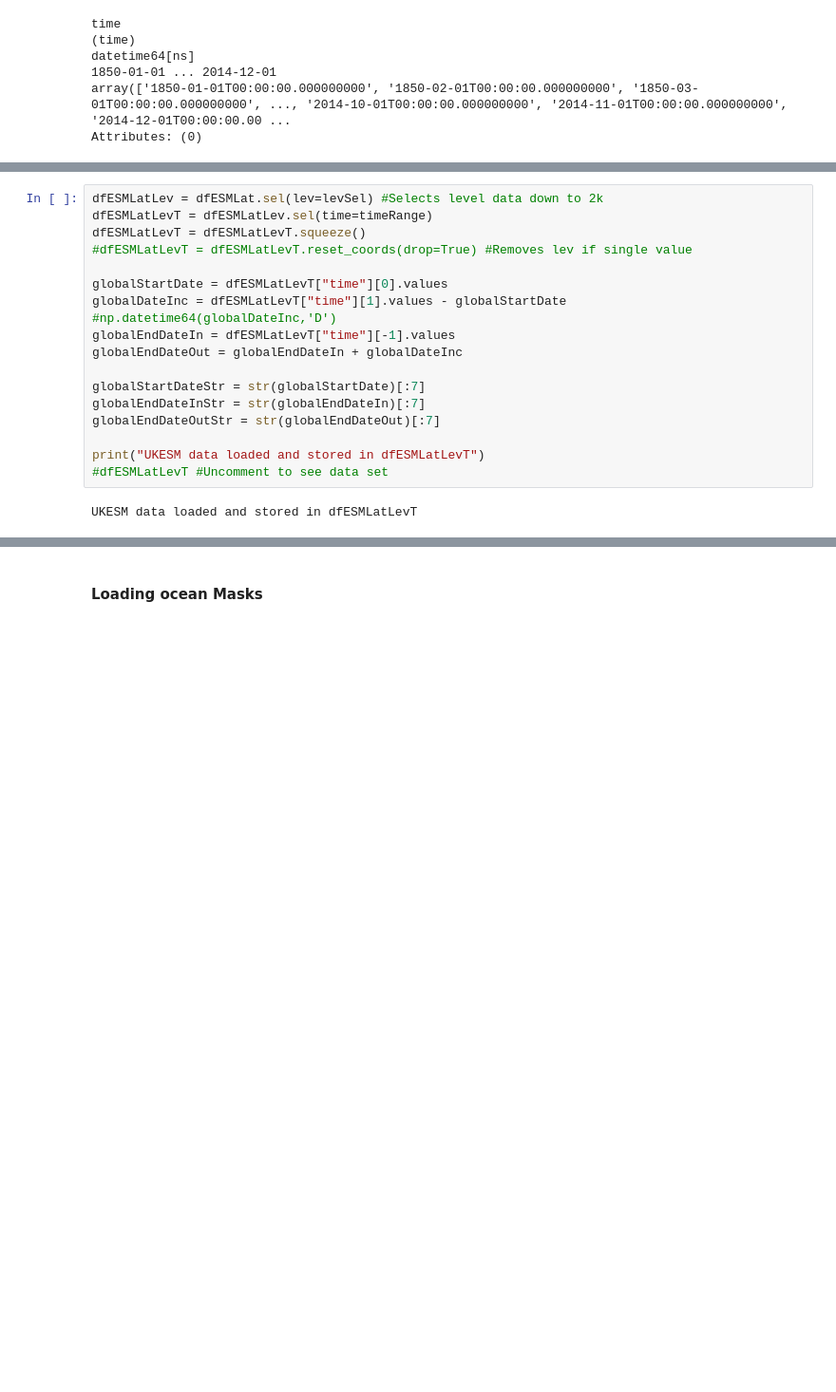
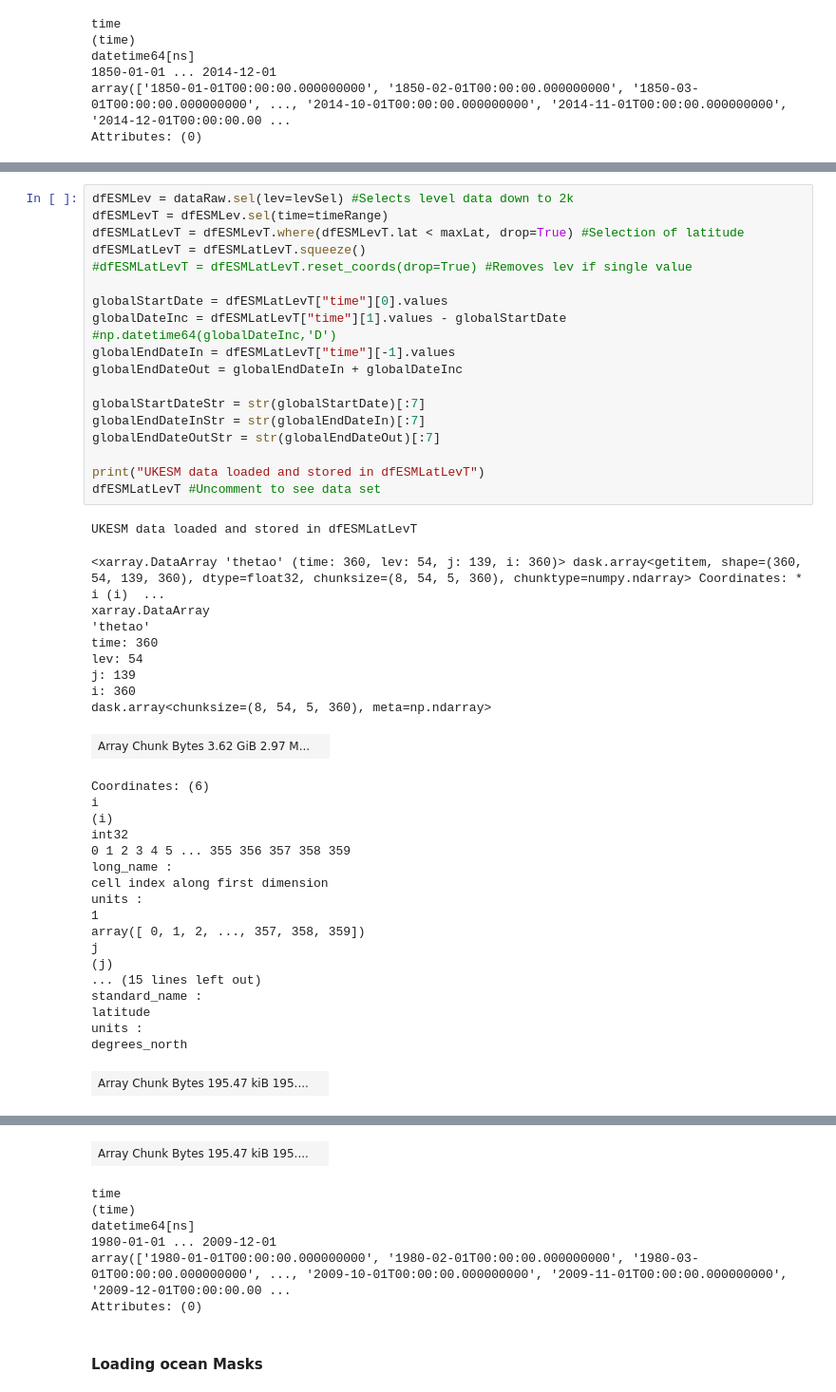
Before and after one commit to el1247/BAS_AI4ER_SAM, a Jupyter notebook: notebooks/exploratory/2.2_el_GMMTemperatureProfileClassification2.ipynb, the cells around one changed output, grey strips where cells are left out. Shown at 95% size. Saved outputs shown, nothing was run; the diff lists cells and outputs as text; blank space fills up the shorter version.

```diff
--- a/notebooks/exploratory/2.2_el_GMMTemperatureProfileClassification2.ipynb
+++ b/notebooks/exploratory/2.2_el_GMMTemperatureProfileClassification2.ipynb
@@ -286,20 +174,48 @@ Attributes: (0)
 # %%
-dfESMLatLev = dfESMLat.sel(lev=levSel) #Selects level data down to 2k
-dfESMLatLevT = dfESMLatLev.sel(time=timeRange)
+dfESMLev = dataRaw.sel(lev=levSel) #Selects level data down to 2k
+dfESMLevT = dfESMLev.sel(time=timeRange)
+dfESMLatLevT = dfESMLevT.where(dfESMLevT.lat < maxLat, drop=True) #Selection of latitude
 dfESMLatLevT = dfESMLatLevT.squeeze()
 #dfESMLatLevT = dfESMLatLevT.reset_coords(drop=True) #Removes lev if single value
 
 globalStartDate = dfESMLatLevT["time"][0].values
 globalDateInc = dfESMLatLevT["time"][1].values - globalStartDate
 #np.datetime64(globalDateInc,'D')
 globalEndDateIn = dfESMLatLevT["time"][-1].values
 globalEndDateOut = globalEndDateIn + globalDateInc
 
 globalStartDateStr = str(globalStartDate)[:7]
 globalEndDateInStr = str(globalEndDateIn)[:7]
 globalEndDateOutStr = str(globalEndDateOut)[:7]
 
 print("UKESM data loaded and stored in dfESMLatLevT")
-#dfESMLatLevT #Uncomment to see data set
+dfESMLatLevT #Uncomment to see data set
 # %% [output]
 UKESM data loaded and stored in dfESMLatLevT
+<xarray.DataArray 'thetao' (time: 360, lev: 54, j: 139, i: 360)> dask.array<getitem, shape=(360, 54, 139, 360), dtype=float32, chunksize=(8, 54, 5, 360), chunktype=numpy.ndarray> Coordinates: * i (i)  ...
+xarray.DataArray
+'thetao'
+time: 360
+lev: 54
+j: 139
+i: 360
+dask.array<chunksize=(8, 54, 5, 360), meta=np.ndarray>
+| Array Chunk Bytes 3.62 GiB 2.97 M... |  |
+Coordinates: (6)
+i
+(i)
+int32
+0 1 2 3 4 5 ... 355 356 357 358 359
+long_name :
+cell index along first dimension
+units :
+1
+array([ 0, 1, 2, ..., 357, 358, 359])
+j
+(j)
+... (15 lines left out)
+standard_name :
+latitude
+units :
+degrees_north
+| Array Chunk Bytes 195.47 kiB 195.... |  |
@@ -306,3 +239,10 @@ UKESM data loaded and stored in dfESMLatLevT
+| Array Chunk Bytes 195.47 kiB 195.... |  |
+time
+(time)
+datetime64[ns]
+1980-01-01 ... 2009-12-01
+array(['1980-01-01T00:00:00.000000000', '1980-02-01T00:00:00.000000000', '1980-03-01T00:00:00.000000000', ..., '2009-10-01T00:00:00.000000000', '2009-11-01T00:00:00.000000000', '2009-12-01T00:00:00.00 ...
+Attributes: (0)
 # %% [markdown]
 <br>
 <b>Loading ocean Masks</b>
```
Also changed, not shown: parts of 23 cells of this notebook.
